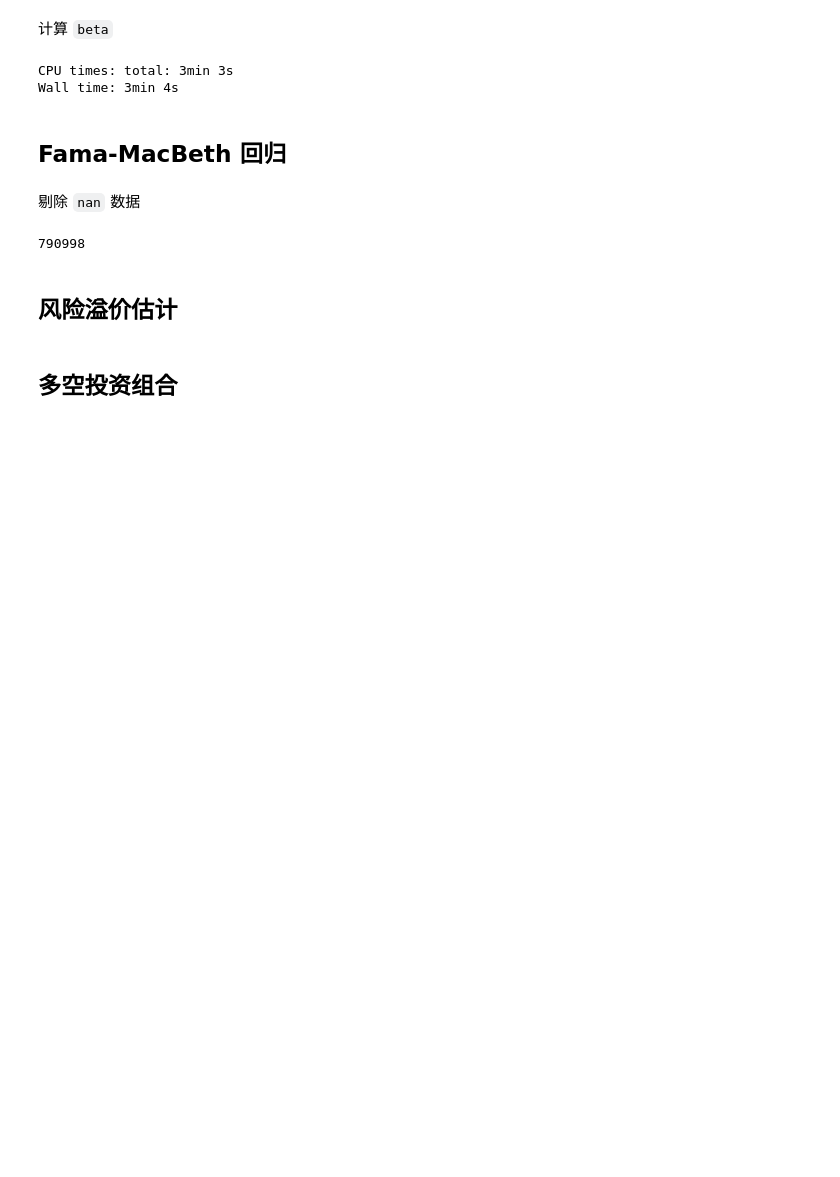
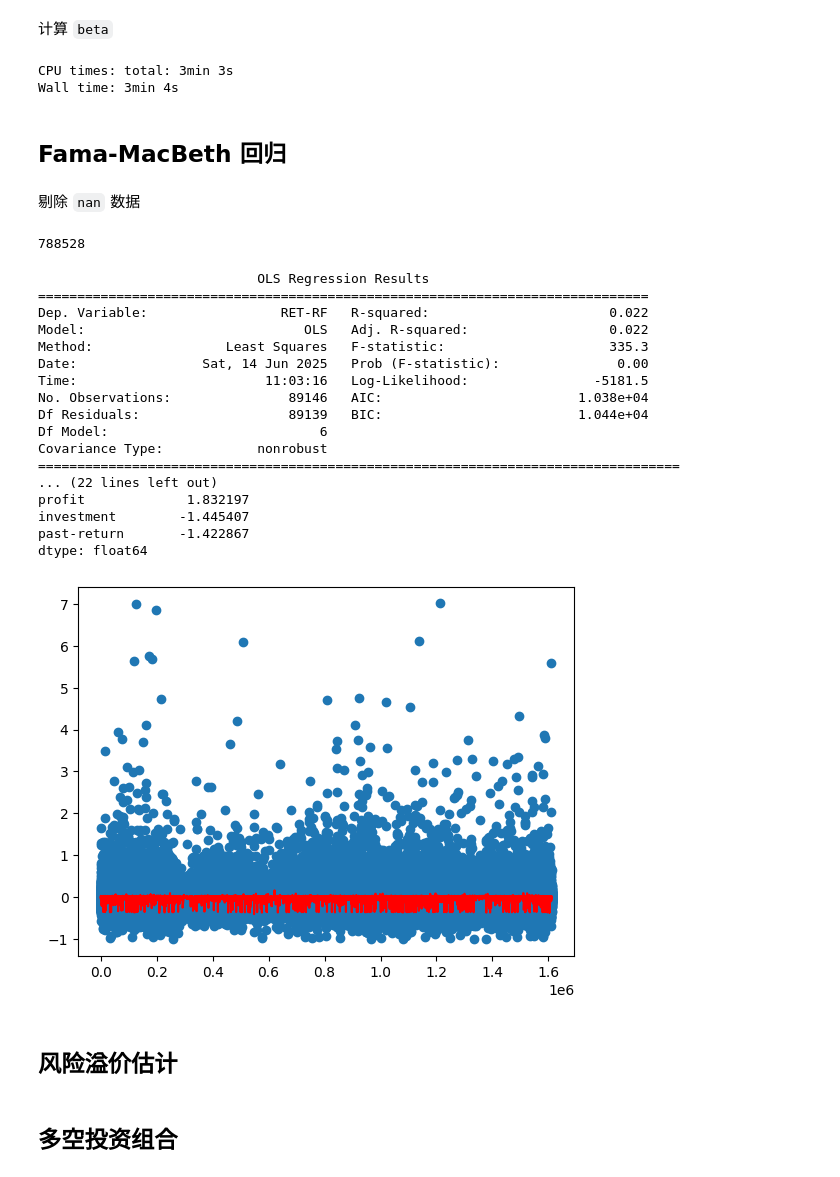
Before and after one commit to Light-ning/firm-life-cycle, a Jupyter notebook: analysis/risk-premiums.ipynb, the cells around one changed output. Saved outputs shown, nothing was run; the diff lists cells and outputs as text; code cells hidden in the pictures; blank space fills up the shorter version.

```diff
--- a/analysis/risk-premiums.ipynb
+++ b/analysis/risk-premiums.ipynb
@@ -126,15 +126,49 @@ Wall time: 3min 4s
 df_merge['beta'] = df_beta['beta']
 # %% [markdown]
 ## Fama-MacBeth 回归
-# %% [markdown]
-剔除 `nan` 数据
+# %% [markdown]
+剔除 `nan` 数据
 # %%
-idx_fac = ['beta', 'market-cap', 'book-to-market', 'profit', 'investment', 'past-return']
+idx_fac = ['beta', 'at', 'book-to-market', 'profit', 'investment', 'past-return']
 df_fit = df_merge[['stg', 'RET-RF'] + idx_fac]
+df_fit = df_fit.replace([np.inf, -np.inf], np.nan)
 df_fit = df_fit.dropna()
 df_fit.shape[0]
 # %% [output]
-790998
+788528
+# %%
+x = df_fit.loc[df_fit['stg'] == 'Intro', idx_fac]
+z = (x - x.mean()) / x.std()
+z[z > 3] = 3
+z[z < -3] = -3
+z = sm.add_constant(z)
+y = df_fit.loc[df_fit['stg'] == 'Intro', 'RET-RF']
+result = sm.OLS(y, z).fit()
+print(result.summary())
+print(result.params * 100)
+y_pred = result.predict(z)
+plt.scatter(z.index, y)
+plt.plot(z.index, y_pred, color='red')
+plt.show()
+# %% [output]
+                            OLS Regression Results
+==============================================================================
+Dep. Variable:                 RET-RF   R-squared:                       0.022
+Model:                            OLS   Adj. R-squared:                  0.022
+Method:                 Least Squares   F-statistic:                     335.3
+Date:                Sat, 14 Jun 2025   Prob (F-statistic):               0.00
+Time:                        11:03:16   Log-Likelihood:                -5181.5
+No. Observations:               89146   AIC:                         1.038e+04
+Df Residuals:                   89139   BIC:                         1.044e+04
+Df Model:                           6
+Covariance Type:            nonrobust
+==================================================================================
+... (22 lines left out)
+profit             1.832197
+investment        -1.445407
+past-return       -1.422867
+dtype: float64
+[figure, added]
 # %% [markdown]
 ## 风险溢价估计
 # %% [markdown]
```
